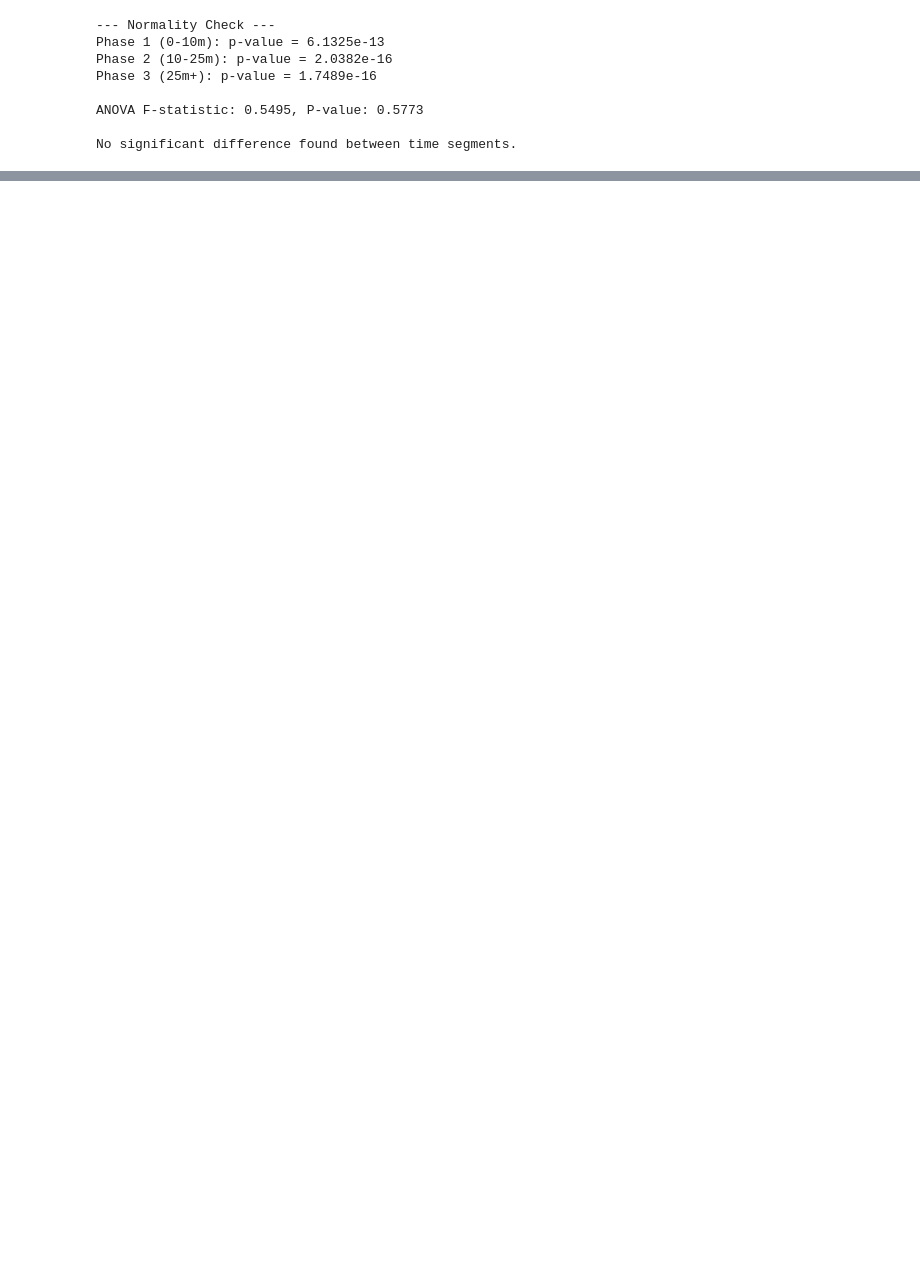
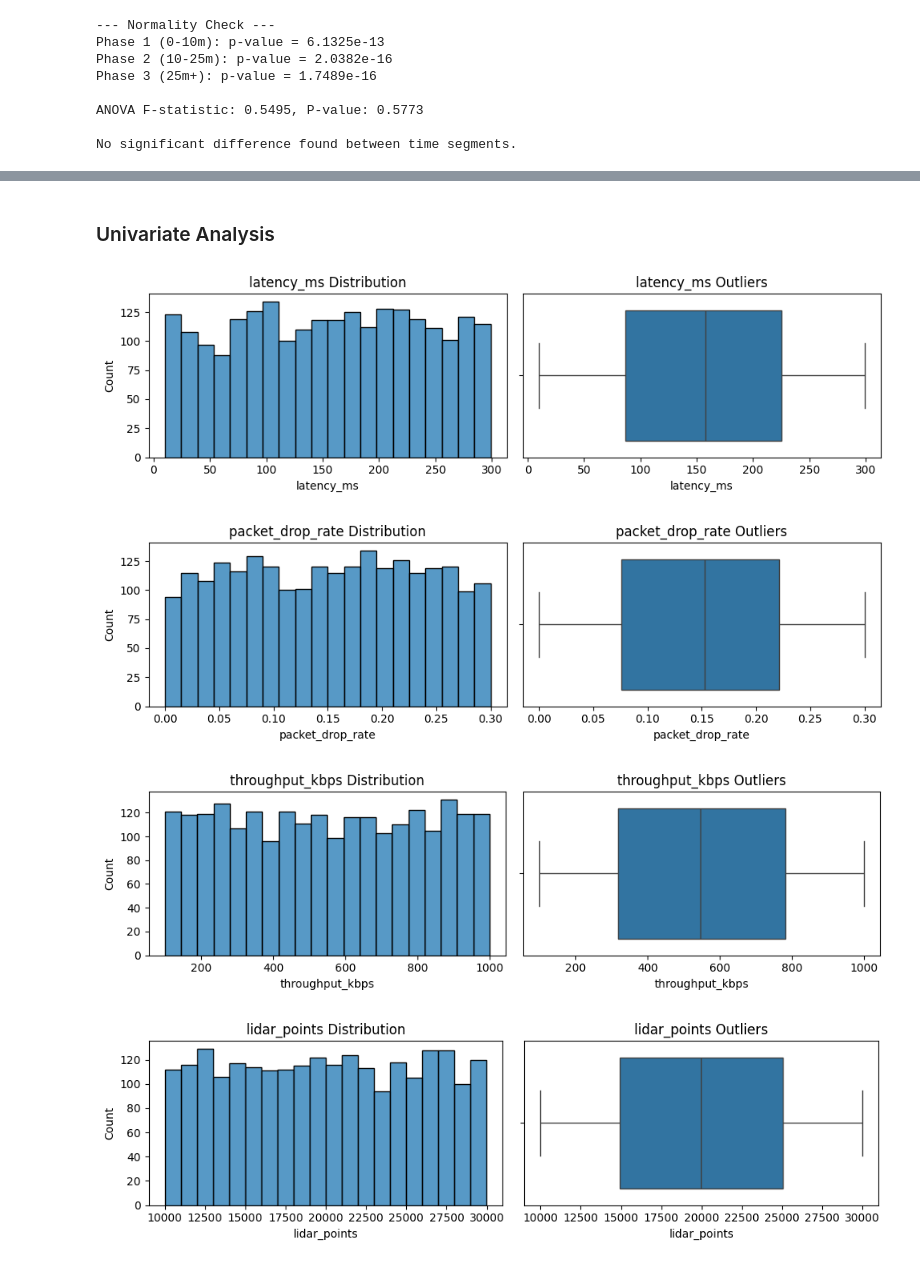
Before and after one commit to WarlockZul/Data-Analytics-Assignment-1, a Jupyter notebook: Jupyter Notebook Finalized.ipynb, the cells around one changed output, grey strips where cells are left out. Saved outputs shown, nothing was run; the diff lists cells and outputs as text; code cells hidden in the pictures; blank space fills up the shorter version.

```diff
--- a/Jupyter Notebook Finalized.ipynb
+++ b/Jupyter Notebook Finalized.ipynb
@@ -585,0 +570,24 @@ No significant difference found between time segments.
+# %%
+# Analysis key columns only as stated in the code below
+key_cols = [
+    "latency_ms",
+    "packet_drop_rate",
+    "throughput_kbps",
+    "lidar_points"
+]
+# %% [markdown]
+### Univariate Analysis
+# %%
+for col in key_cols:
+    fig, ax = plt.subplots(1, 2, figsize=(10,3))
+    sns.histplot(df[col], bins=20, ax=ax[0])
+    sns.boxplot(x=df[col], ax=ax[1])
+    ax[0].set_title(f"{col} Distribution")
+    ax[1].set_title(f"{col} Outliers")
+    plt.tight_layout()
+    plt.show()
+# %% [output]
+[figure, added]
+[figure, added]
+[figure, added]
+[figure, added]
```
Also changed, not shown: parts of 29 cells of this notebook.
